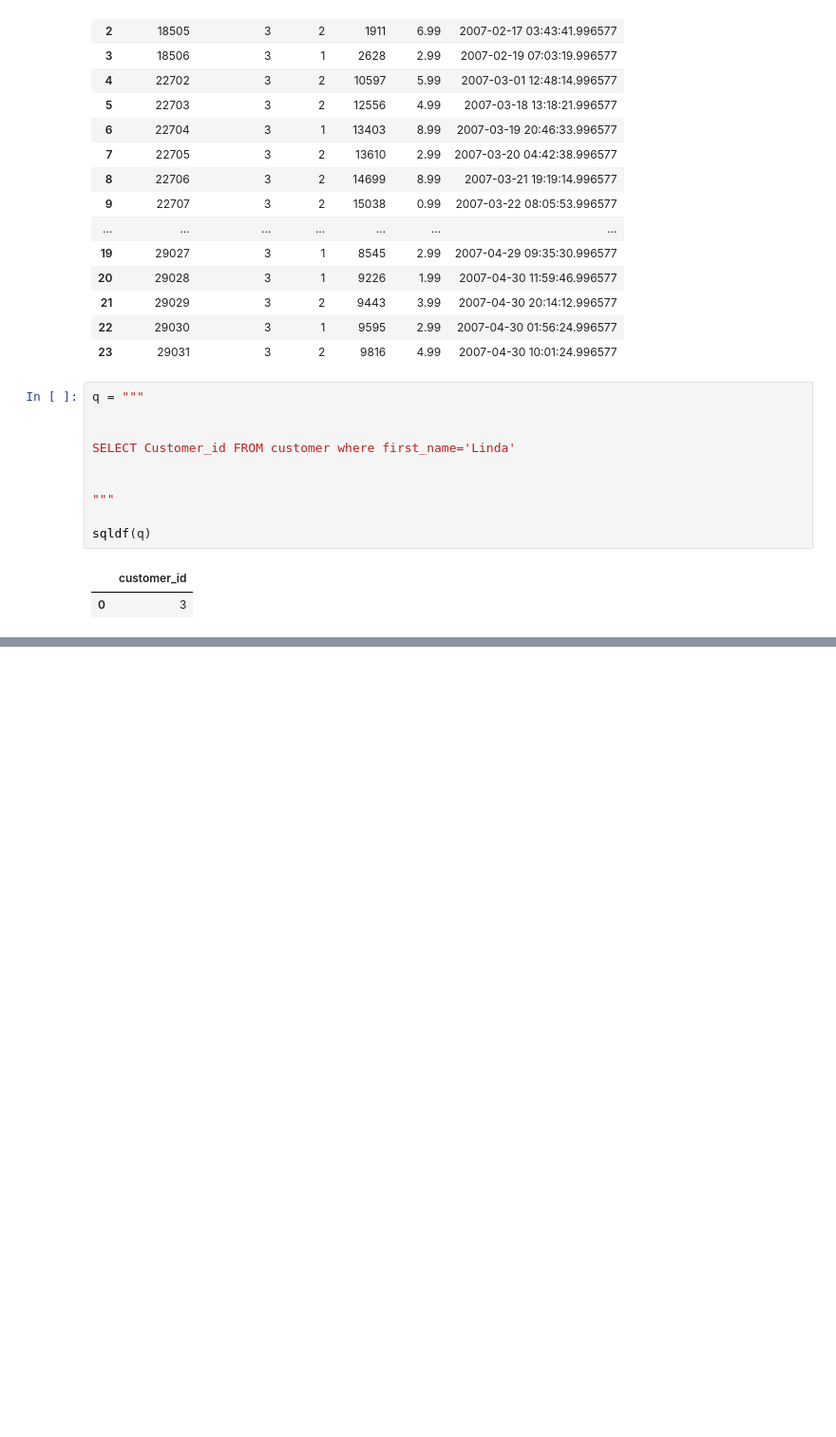
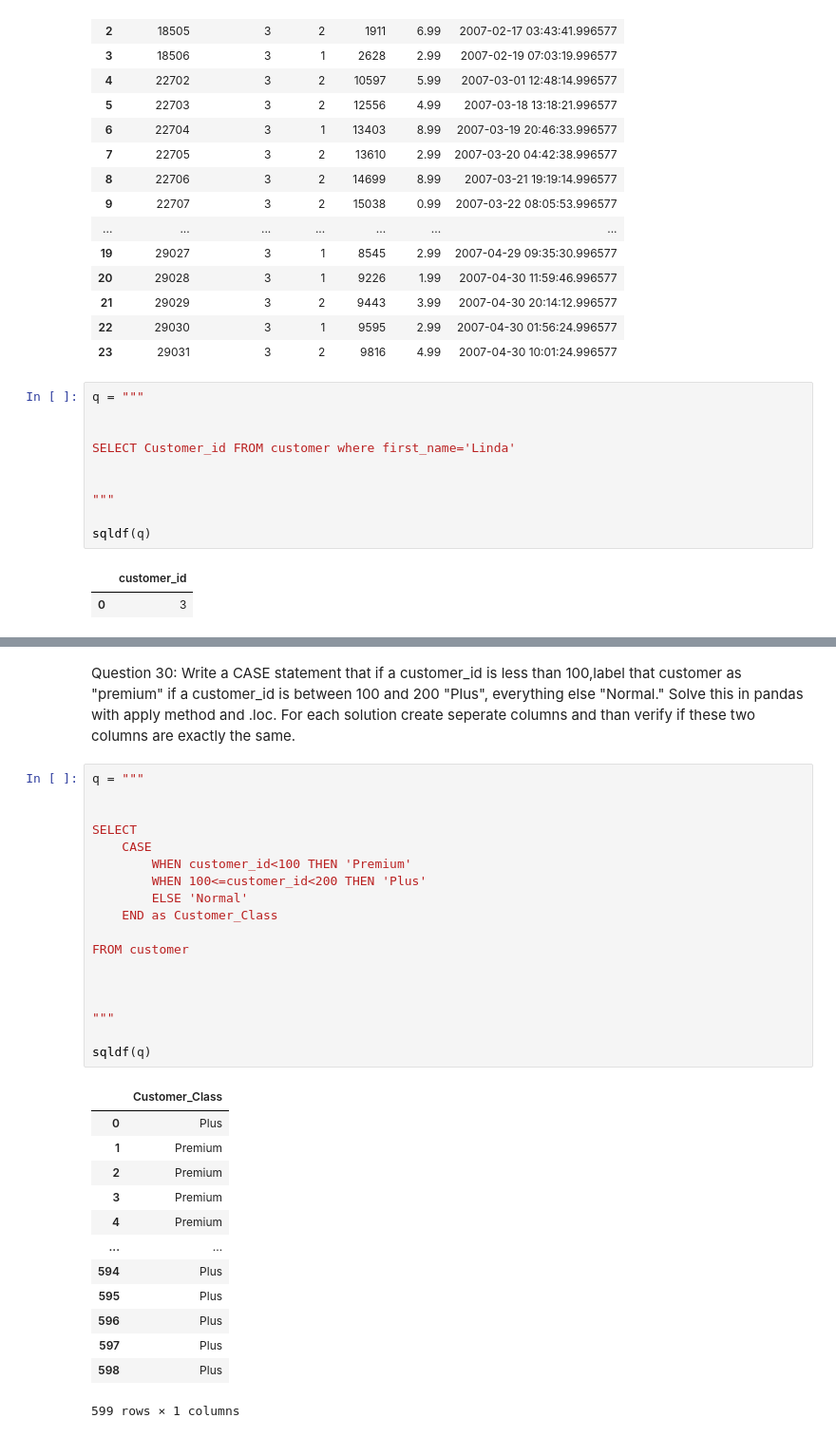
Before and after one commit to bayraktarengin/eurotech_ds, a Jupyter notebook: dvd.ipynb, the cells around one changed output, grey strips where cells are left out. Shown at 95% size. Saved outputs shown, nothing was run; the diff lists cells and outputs as text; blank space fills up the shorter version.

```diff
--- a/dvd.ipynb
+++ b/dvd.ipynb
@@ -959,0 +1056,36 @@ sqldf(q)
+# %% [markdown]
+Question 30:
+Write a CASE statement that if a customer_id is less than 100,label that customer as "premium" if a customer_id is between 100 and 200 "Plus", everything else "Normal."
+Solve this in pandas with apply method and .loc. For each solution create seperate columns and than verify if these two columns are exactly the same.
+# %%
+q = """
+
+
+SELECT
+    CASE
+        WHEN customer_id<100 THEN 'Premium'
+        WHEN 100<=customer_id<200 THEN 'Plus'
+        ELSE 'Normal'
+    END as Customer_Class
+
+FROM customer
+
+
+
+"""
+
+sqldf(q)
+# %% [output]
+|  | Customer_Class |
+| 0 | Plus |
+| 1 | Premium |
+| 2 | Premium |
+| 3 | Premium |
+| 4 | Premium |
+| ... | ... |
+| 594 | Plus |
+| 595 | Plus |
+| 596 | Plus |
+| 597 | Plus |
+| 598 | Plus |
+599 rows × 1 columns
```
Also changed, not shown: parts of 17 cells of this notebook.
